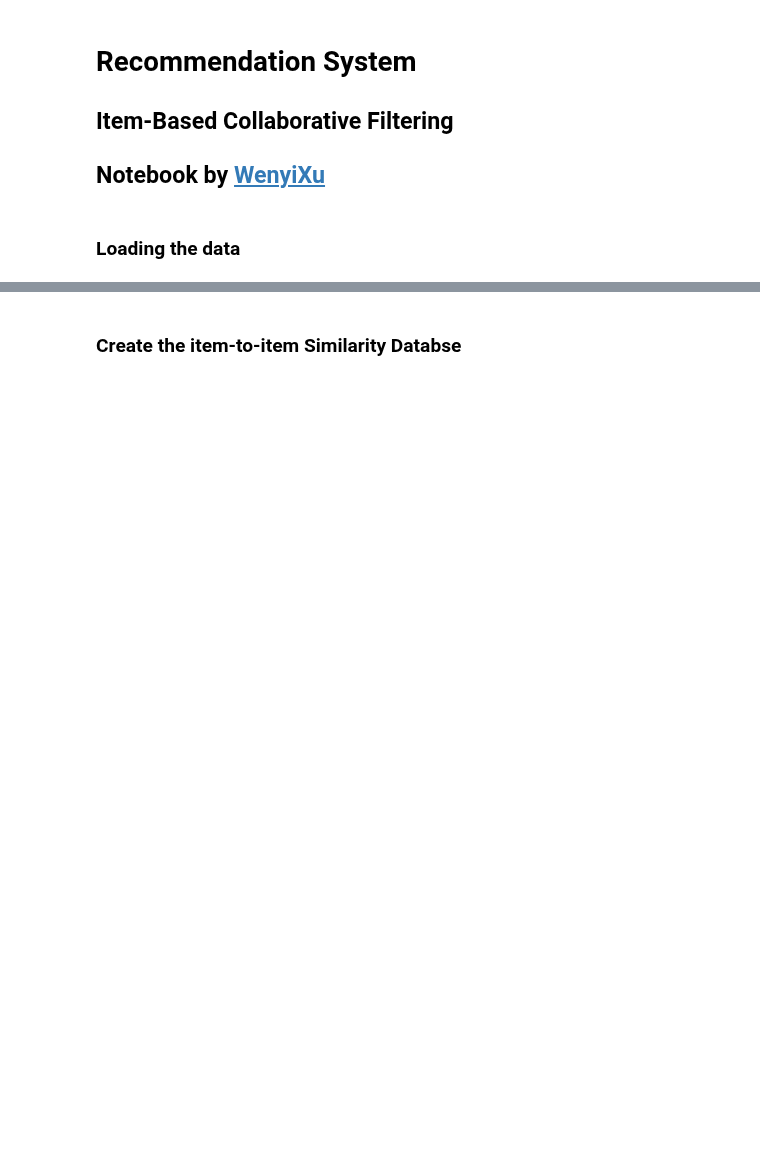
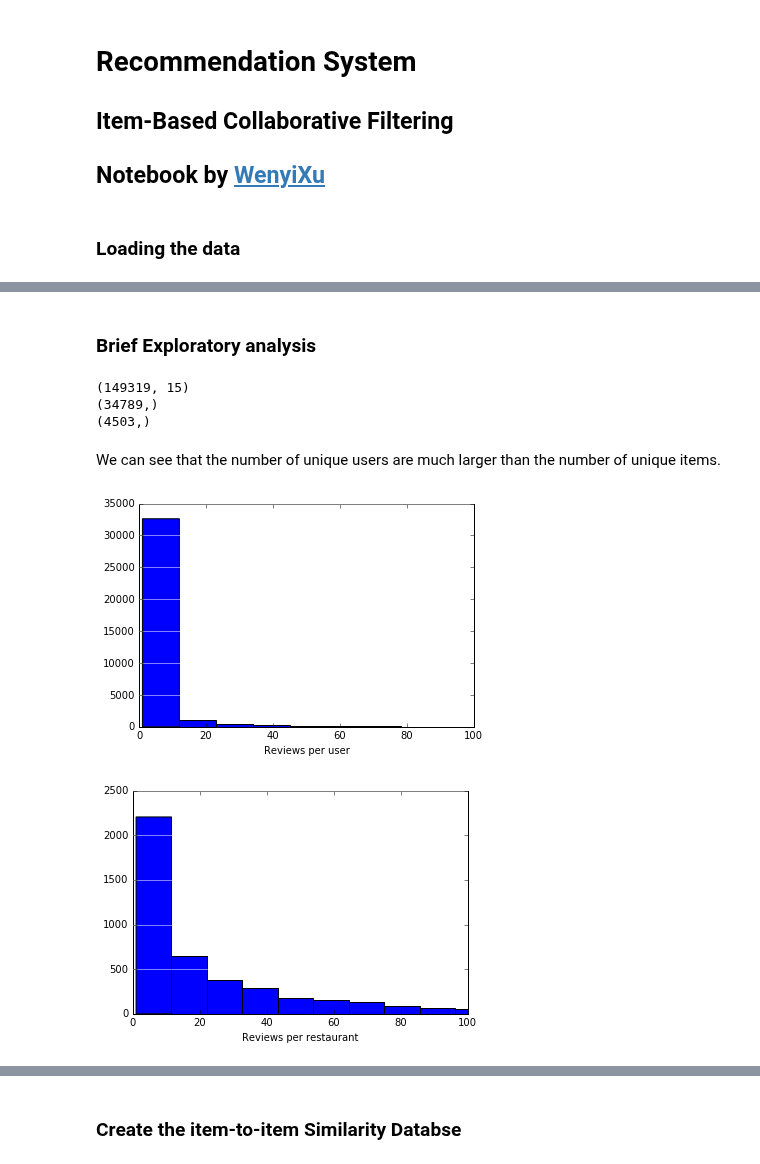
Before and after one commit to xuwenyihust/Recommender-Systems, a Jupyter notebook: item_based_cf/item_based_cf.ipynb, the cells around one changed output, grey strips where cells are left out. Drawn from its saved outputs; the diff is of its cells as text; code cells hidden in the pictures; blank space fills up the shorter version.

```diff
--- a/item_based_cf/item_based_cf.ipynb
+++ b/item_based_cf/item_based_cf.ipynb
@@ -22,0 +44,31 @@ fulldf=pd.read_csv("https://raw.githubusercontent.com/xuwenyihust/Recommendation
+# %% [markdown]
+### Brief Exploratory analysis
+# %%
+print(fulldf.shape)
+print(fulldf['user_id'].unique().shape)
+print(fulldf['business_id'].unique().shape)
+# %% [output]
+(149319, 15)
+(34789,)
+(4503,)
+# %% [markdown]
+We can see that the number of unique users are much larger than the number of unique items.
+# %%
+fig, ax = plt.subplots()
+reviews_per_user=fulldf.groupby(['user_id'])['business_id'].count()
+ax.set(xlim=(0,100), xlabel='Reviews per user')
+plt.grid(False)
+plt.grid(axis = 'y', color ='white', linestyle='-')
+plt.hist(reviews_per_user, bins=30, log=False, color="Blue")
+plt.show()
+
+fig, ax = plt.subplots()
+reviews_per_item=fulldf.groupby(['business_id'])['user_id'].count()
+ax.set(xlim=(0,100), xlabel='Reviews per restaurant')
+plt.grid(False)
+plt.grid(axis = 'y', color ='white', linestyle='-')
+plt.hist(reviews_per_item, bins=70, log=False, color="Blue")
+plt.show()
+# %% [output]
+[figure, added]
+[figure, added]
```
Also changed, not shown: parts of 14 cells of this notebook.
